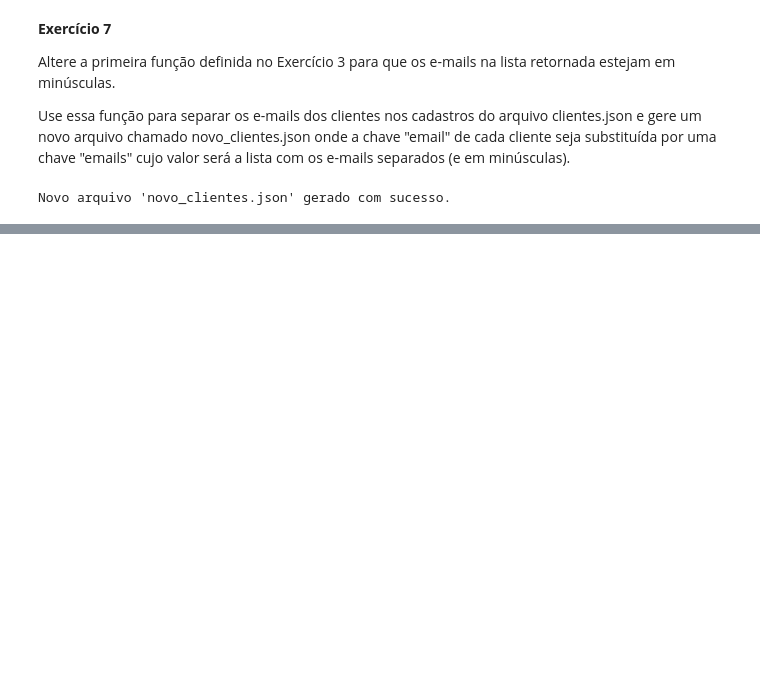
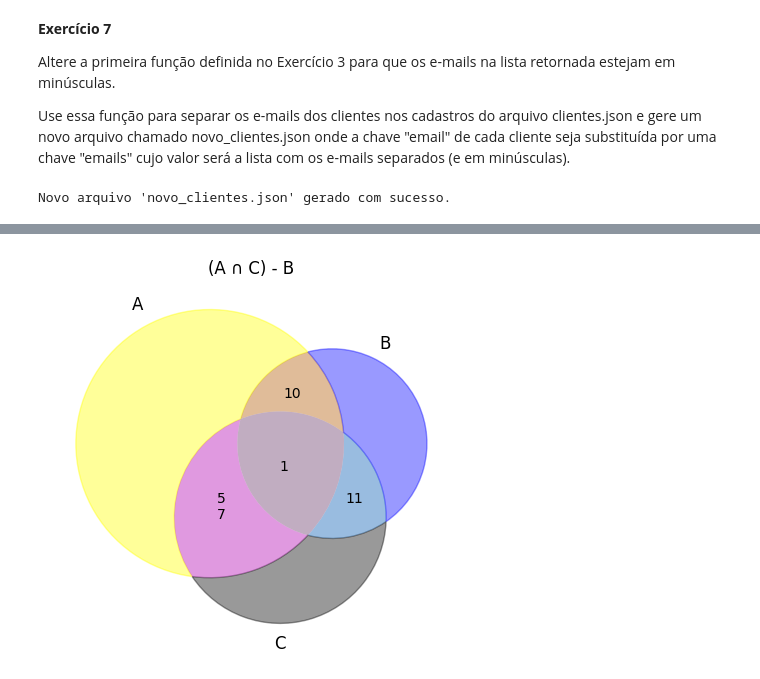
Before and after one commit to Brettas/ATs, a Jupyter notebook: AT_Python.ipynb, the cells around one changed output, grey strips where cells are left out. Saved outputs shown, nothing was run; the diff lists cells and outputs as text; code cells hidden in the pictures; blank space fills up the shorter version.

```diff
--- a/AT_Python.ipynb
+++ b/AT_Python.ipynb
@@ -359,0 +368,34 @@ Novo arquivo 'novo_clientes.json' gerado com sucesso.
+# %%
+import matplotlib.pyplot as plt
+from matplotlib_venn import venn3, venn3_circles
+
+A = {3, 4, 5, 6, 7, 8, 9, 10}
+B = {9, 10, 11, 12}
+C = {5, 7, 9, 11, 13}
+
+# Crie um gráfico de Venn com três conjuntos (A, B e C)
+venn = venn3([A, B, C], ('A', 'B', 'C'))
+
+# Adicione rótulos aos conjuntos A, B e C
+venn.get_label_by_id('100').set_text('\n'.join(map(str, A - B - C)))
+venn.get_label_by_id('010').set_text('\n'.join(map(str, B - A - C)))
+venn.get_label_by_id('001').set_text('\n'.join(map(str, C - A - B)))
+
+# Pinte a área correspondente à resposta em azul
+venn.get_patch_by_id('100').set_color('yellow')
+venn.get_patch_by_id('010').set_color('blue')
+venn.get_patch_by_id('001').set_color('black')
+venn.get_label_by_id('100').set_text('')
+venn.get_label_by_id('010').set_text('')
+venn.get_label_by_id('001').set_text('')
+
+# Adicione as interseções aos rótulos
+venn.get_label_by_id('110').set_text('\n'.join(map(str, A & B - C)))
+venn.get_label_by_id('101').set_text('\n'.join(map(str, A & C - B)))
+venn.get_label_by_id('011').set_text('\n'.join(map(str, B & C - A)))
+
+# Exiba o gráfico
+plt.title("(A ∩ C) - B")
+plt.show()
+# %% [output]
+[figure, added]
```
Also changed, not shown: parts of 3 cells of this notebook.
